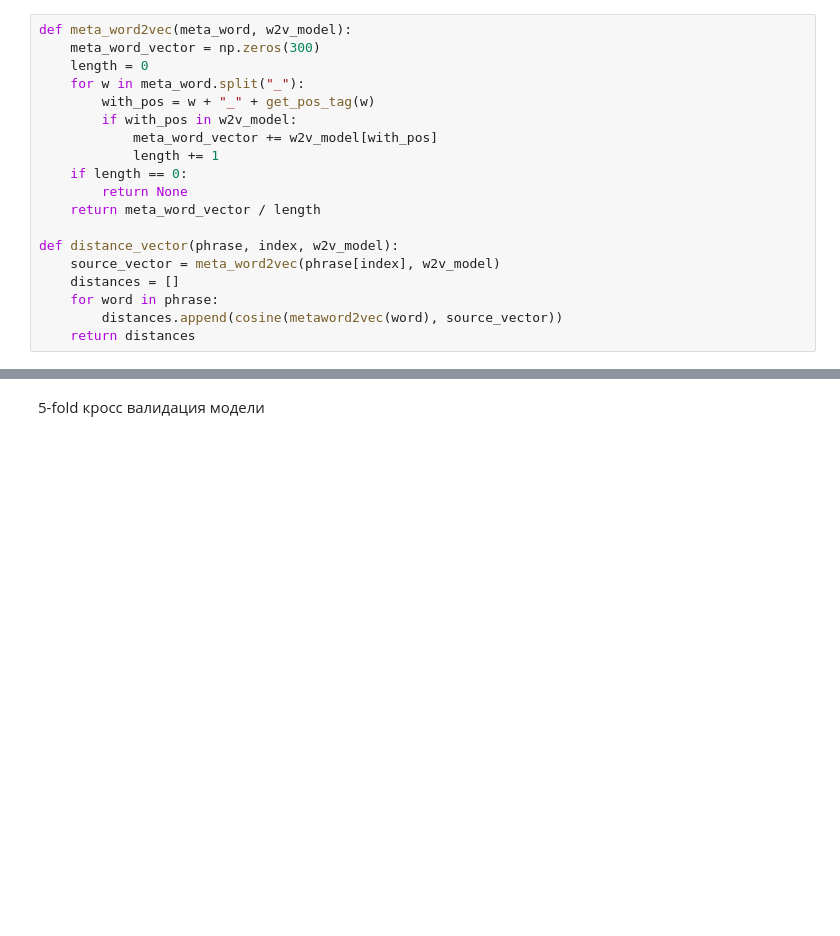
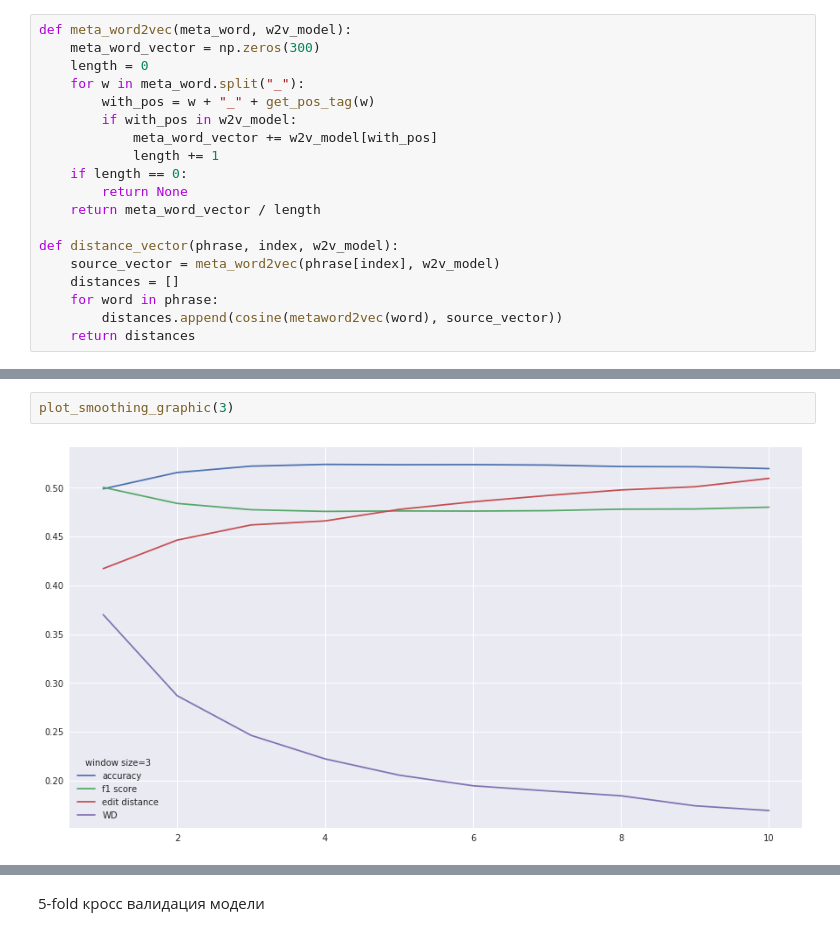
Before and after one commit to vladbataev/ml, a Jupyter notebook: bachelor_thesis/CRF experiment.ipynb, the cells around one changed output, grey strips where cells are left out. Cells and saved outputs as stored; diff of their text form; blank space fills up the shorter version.

```diff
--- a/bachelor_thesis/CRF experiment.ipynb
+++ b/bachelor_thesis/CRF experiment.ipynb
@@ -159,0 +450,4 @@ def phrase_to_features(phrase, topic_prob=None, w2v_model=None):
+# %%
+plot_smoothing_graphic(3)
+# %% [output]
+[figure, added]
```
Also changed, not shown: parts of 62 cells of this notebook, 3 other files.
